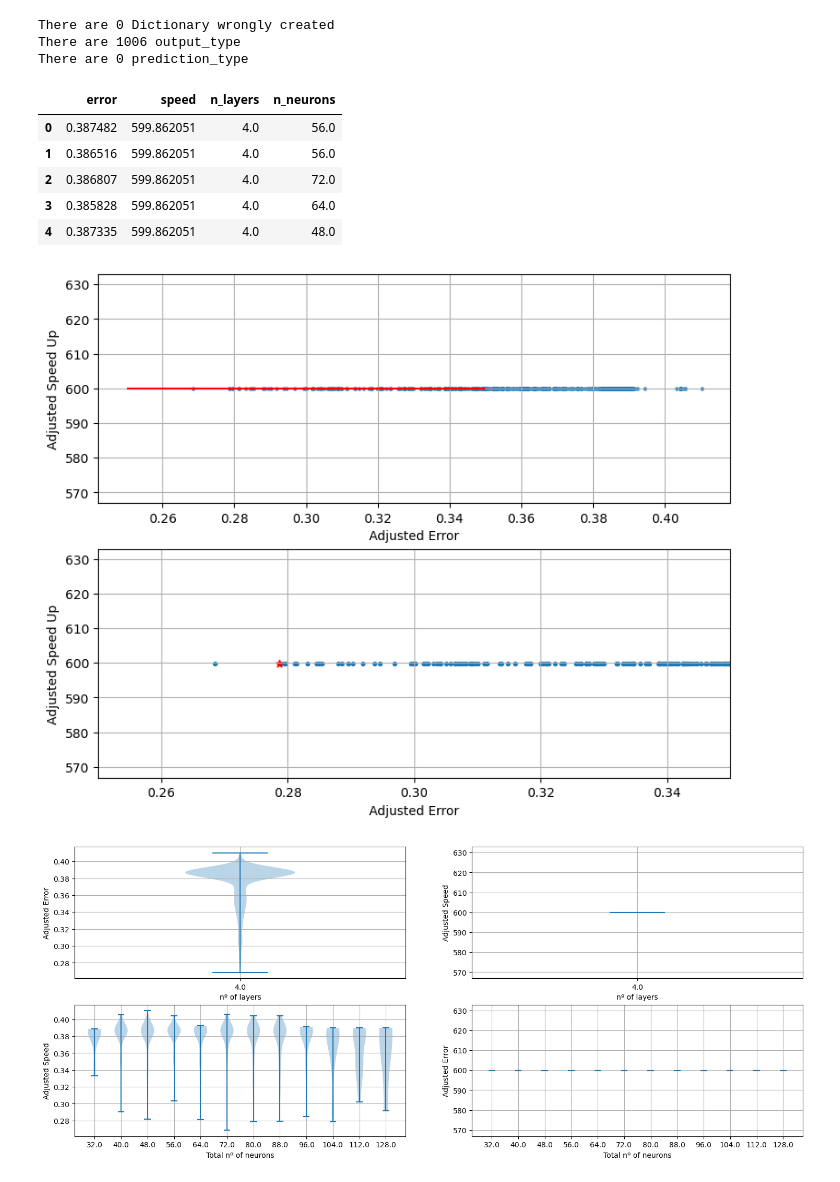
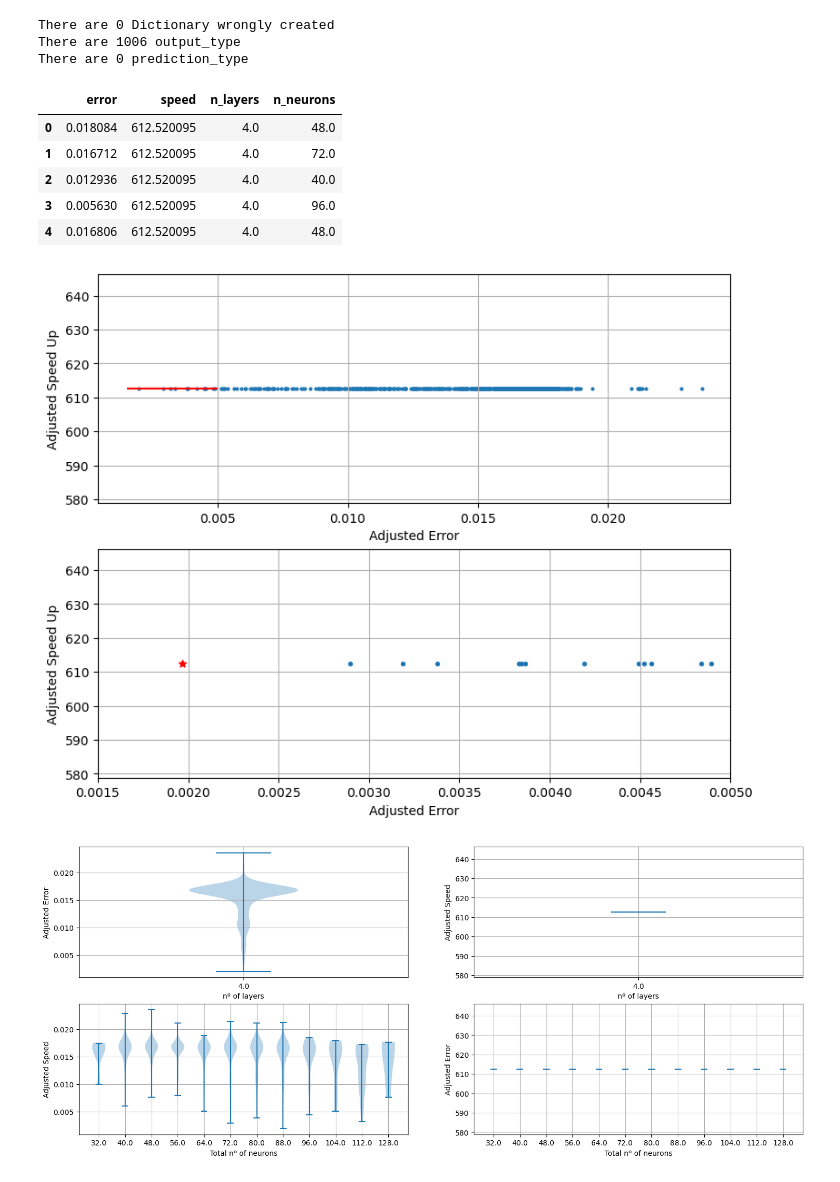
Before and after one commit to Esterci/2D_imune_edema_pinn, a Jupyter notebook: 2D/edp_t_x_y/result_analisys.ipynb, the cells around one changed output. Drawn from its saved outputs; the diff is of its cells as text; code cells hidden in the pictures.

```diff
--- a/2D/edp_t_x_y/result_analisys.ipynb
+++ b/2D/edp_t_x_y/result_analisys.ipynb
@@ -544,9 +525,9 @@ for file, ft in zip(result_list, result_type):
 
             results_dict[i]["n_neurons"] = n_neurons
 
-            error_list.append(results_dict[i]["rmse"] + results_dict[i]["max_ae"])
+            error_list.append(results_dict[i]["rmse"])
             speed_list.append(
-                results_dict[i]["mean_speed_up"] - results_dict[i]["std_speed_up"]
+                results_dict[i]["mean_speed_up"]
             )
             n_layers_list.append(len(layers_list))
             n_neurons_list.append(n_neurons)
@@ -575,58 +556,49 @@ results_df = pd.DataFrame(
 results_df.head()
 # %% [output]
 |  | error | speed | n_layers | n_neurons |
-| 0 | 0.387482 | 599.862051 | 4.0 | 56.0 |
-| 1 | 0.386516 | 599.862051 | 4.0 | 56.0 |
-| 2 | 0.386807 | 599.862051 | 4.0 | 72.0 |
-| 3 | 0.385828 | 599.862051 | 4.0 | 64.0 |
-| 4 | 0.387335 | 599.862051 | 4.0 | 48.0 |
+| 0 | 0.018084 | 612.520095 | 4.0 | 48.0 |
+| 1 | 0.016712 | 612.520095 | 4.0 | 72.0 |
+| 2 | 0.012936 | 612.520095 | 4.0 | 40.0 |
+| 3 | 0.005630 | 612.520095 | 4.0 | 96.0 |
+| 4 | 0.016806 | 612.520095 | 4.0 | 48.0 |
 # %%
-x_lim = (0.25, 0.35)
+x_lim = (0.0015, 0.005)
 
 fig = plt.figure(figsize=[15 * 0.6, 12 * 0.6])
 
 # fig.suptitle("Curva de aprendizagem", fontsize=16)
 
 ax = fig.add_subplot(2, 1, 1)
 
 ax.scatter(results_df.error, results_df.speed, s=4)
 ax.hlines(max(results_df.speed), x_lim[0], x_lim[1], color="r")
 ax.hlines(min(results_df.speed), x_lim[0], x_lim[1], color="r")
 ax.vlines(x_lim[1], min(results_df.speed), max(results_df.speed), color="r")
 ax.vlines(x_lim[0], min(results_df.speed), max(results_df.speed), color="r")
 
 choice = np.intersect1d(
     np.argwhere(np.array(results_df.speed) > 590),
-    np.argwhere(np.array(results_df.error) < 0.31),
+    np.argwhere(np.array(results_df.error) < 0.002),
 )[0]
 
 ax.set_xlabel("Adjusted Error")
 ax.set_ylabel("Adjusted Speed Up")
 
 ax.grid()
 
 ax = fig.add_subplot(2, 1, 2)
 
 ax.scatter(results_df.error, results_df.speed, s=8)
 ax.scatter(results_df.error[choice], results_df.speed[choice], c="r", marker="*")
 ax.set_xlim(x_lim[0], x_lim[1])
 
 ax.set_xlabel("Adjusted Error")
 ax.set_ylabel("Adjusted Speed Up")
 
 ax.grid()
 # %% [output]
-[figure, old version]
+[figure, new version]
 # %%
-def adjacent_values(vals, q1, q3):
-    upper_adjacent_value = q3 + (q3 - q1) * 1.5
-    upper_adjacent_value = np.clip(upper_adjacent_value, q3, vals[-1])
-
-    lower_adjacent_value = q1 - (q3 - q1) * 1.5
-    lower_adjacent_value = np.clip(lower_adjacent_value, vals[0], q1)
-    return lower_adjacent_value, upper_adjacent_value
-
-
 def set_axis_style(ax, labels):
     ax.set_xticks(np.arange(1, len(labels) + 1), labels=labels)
     ax.set_xlim(0.25, len(labels) + 0.75)
@@ -713,4 +685,4 @@ ax.grid()
 
 plt.show()
 # %% [output]
-[figure, old version]
+[figure, new version]
```
Also changed, not shown: parts of 11 cells of this notebook, 1 other file.
